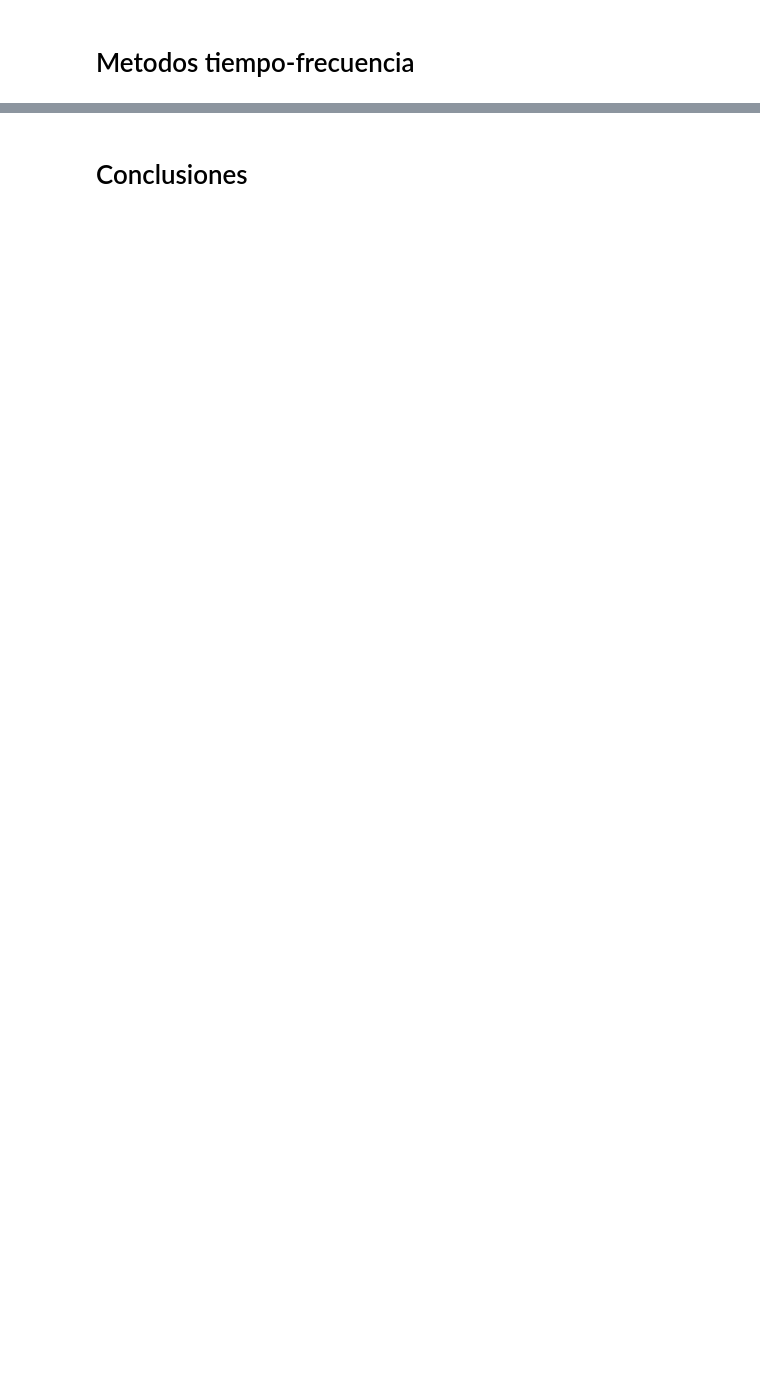
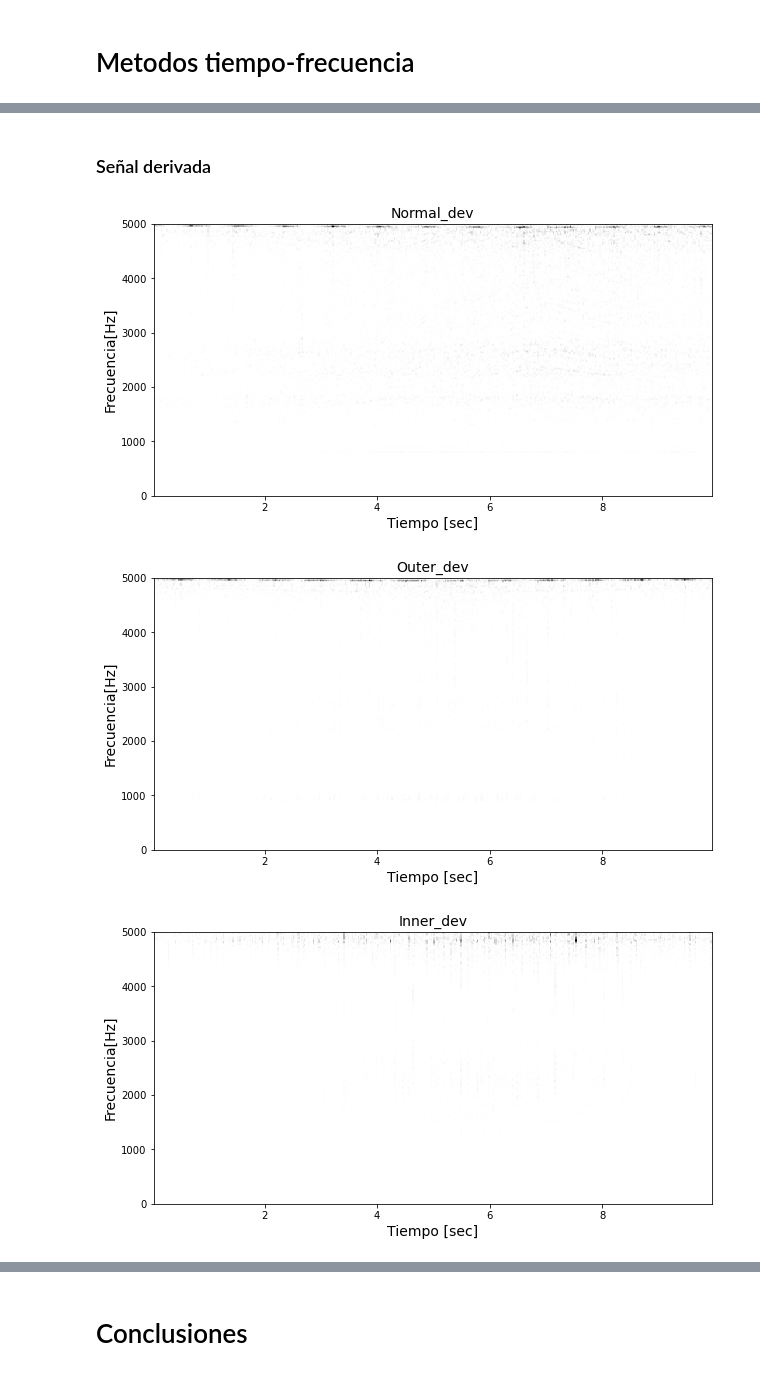
Before and after one commit to JLCdata/Procesamiento-de-se-ales-y-aprendizaje-de-maquinas-en-mantenimiento-predictivo, a Jupyter notebook: Tarea 2/T2.ipynb, the cells around one changed output, grey strips where cells are left out. Drawn from its saved outputs; the diff is of its cells as text; code cells hidden in the pictures; blank space fills up the shorter version.

```diff
--- a/Tarea 2/T2.ipynb
+++ b/Tarea 2/T2.ipynb
@@ -1013,0 +1029,58 @@ plt.show()
+# %% [markdown]
+### Señal derivada
+# %%
+Nd=len(Normal_dev)
+
+x1=Normal_dev[1:Nd]
+f, t, S1 = signal.spectrogram(x1,Fs,window='hann',nperseg=500,noverlap=250)
+
+x2=Outer_dev[1:Nd]
+f, t, S2 = signal.spectrogram(x2,Fs,window='hann',nperseg=500,noverlap=250)
+
+x3=Inner_dev[1:Nd]
+f, t, S3 = signal.spectrogram(x3,Fs,window='hann',nperseg=500,noverlap=250)
+
+x4=Ball_dev[1:Nd]
+f, t, S4 = signal.spectrogram(x4,Fs,window='hann',nperseg=500,noverlap=250)
+
+x5=Combination_dev[1:Nd]
+f, t, S5 = signal.spectrogram(x5,Fs,window='hann',nperseg=500,noverlap=250)
+
+plt.figure()
+plt.pcolormesh(t, f, S1,cmap='binary')
+plt.ylabel('Frecuencia[Hz]', fontsize=14)
+plt.xlabel('Tiempo [sec]', fontsize=14)
+plt.title('Normal_dev', fontsize=14)
+plt.show()
+
+plt.figure()
+plt.pcolormesh(t, f, S2,cmap='binary')
+plt.ylabel('Frecuencia[Hz]', fontsize=14)
+plt.xlabel('Tiempo [sec]', fontsize=14)
+plt.title('Outer_dev', fontsize=14)
+plt.show()
+
+plt.figure()
+plt.pcolormesh(t, f, S3,cmap='binary')
+plt.ylabel('Frecuencia[Hz]', fontsize=14)
+plt.xlabel('Tiempo [sec]', fontsize=14)
+plt.title('Inner_dev', fontsize=14)
+plt.show()
+
+plt.figure()
+plt.pcolormesh(t, f, S4,cmap='binary')
+plt.ylabel('Frecuencia[Hz]', fontsize=14)
+plt.xlabel('Tiempo [sec]', fontsize=14)
+plt.title('Ball_dev', fontsize=14)
+plt.show()
+
+plt.figure()
+plt.pcolormesh(t, f, S5,cmap='binary')
+plt.ylabel('Frecuencia[Hz]', fontsize=14)
+plt.xlabel('Tiempo [sec]', fontsize=14)
+plt.title('Combination_dev', fontsize=14)
+plt.show()
+# %% [output]
+[figure, added]
+[figure, added]
+[figure, added]
```
Also changed, not shown: parts of 21 cells of this notebook.
